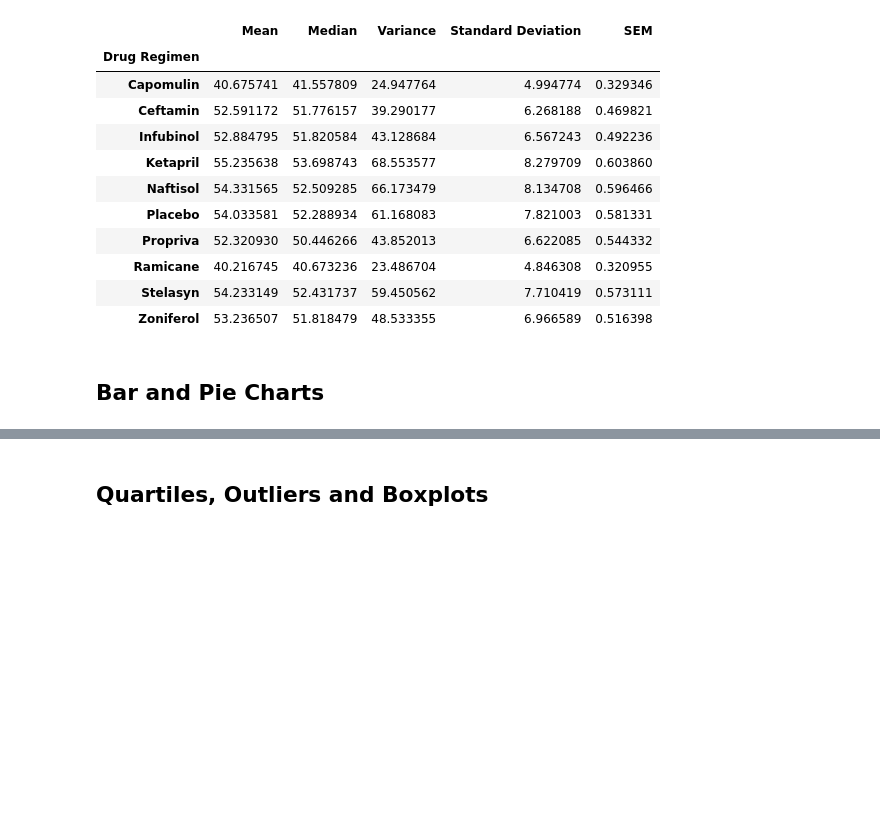
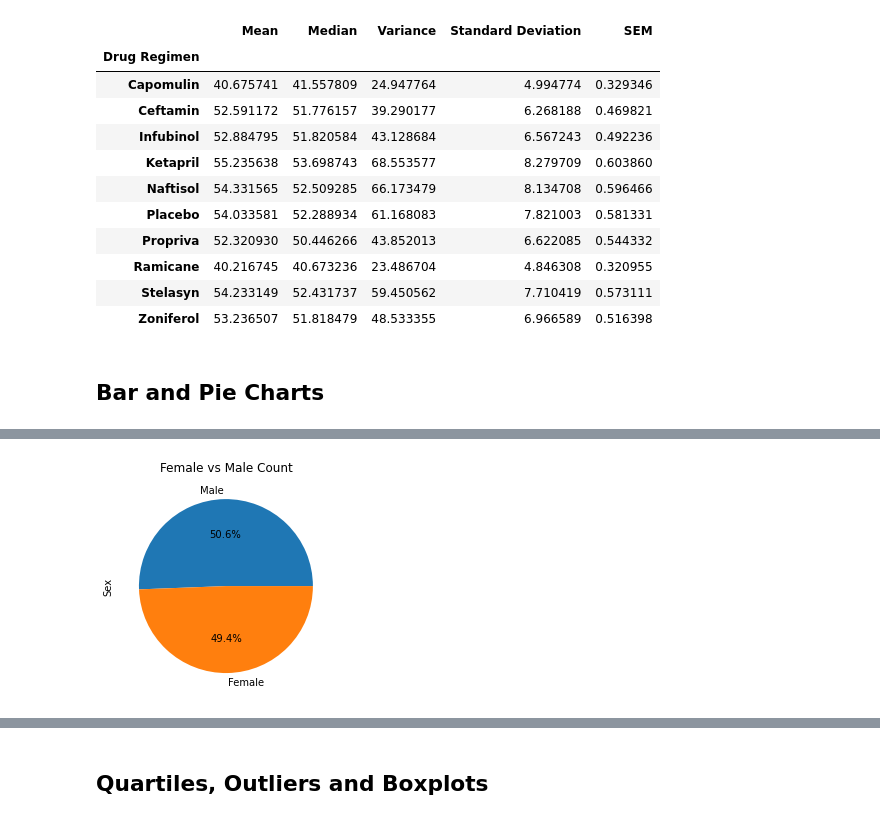
Before and after one commit to quettamar/Matplotlib-Challenge, a Jupyter notebook: Pymaceuticals/pymaceuticals_starter.ipynb, the cells around one changed output, grey strips where cells are left out. Drawn from its saved outputs; the diff is of its cells as text; code cells hidden in the pictures; blank space fills up the shorter version.

```diff
--- a/Pymaceuticals/pymaceuticals_starter.ipynb
+++ b/Pymaceuticals/pymaceuticals_starter.ipynb
@@ -161,4 +193,8 @@ summary_stats
 # %%
 # Generate a pie plot showing the distribution of female versus male mice using Pandas
+gender_pie = gender.plot(kind="pie", y='gender', autopct='%1.1f%%', legend = False, title=("Female vs Male Count"))
+#gender_pie.set_ylabel("Gender Count")
+# %% [output]
+[figure, added]
 # %%
 # Generate a pie plot showing the distribution of female versus male mice using pyplot
```
Also changed, not shown: parts of 6 cells of this notebook.
